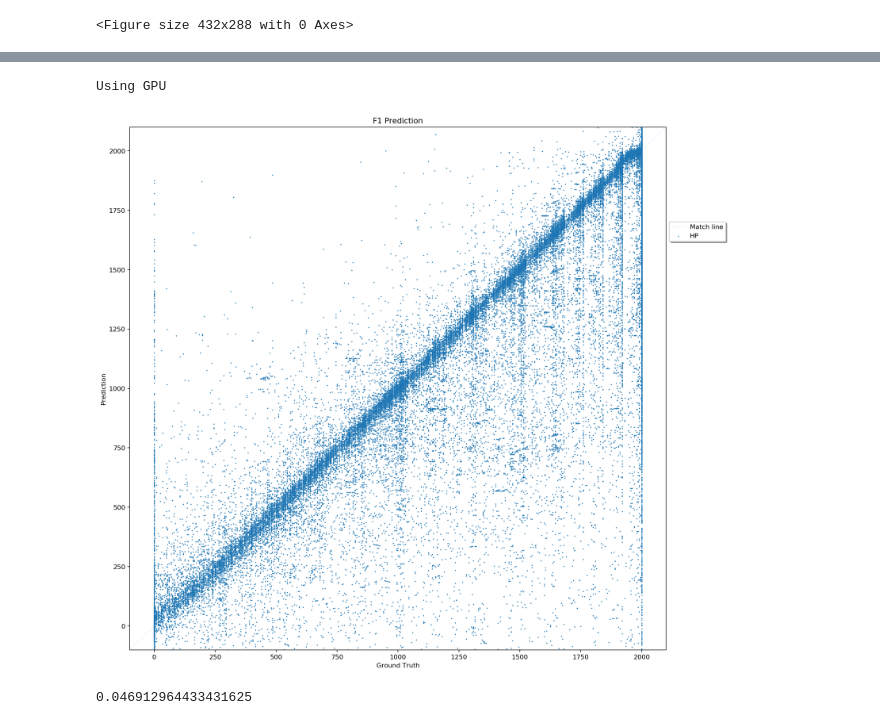
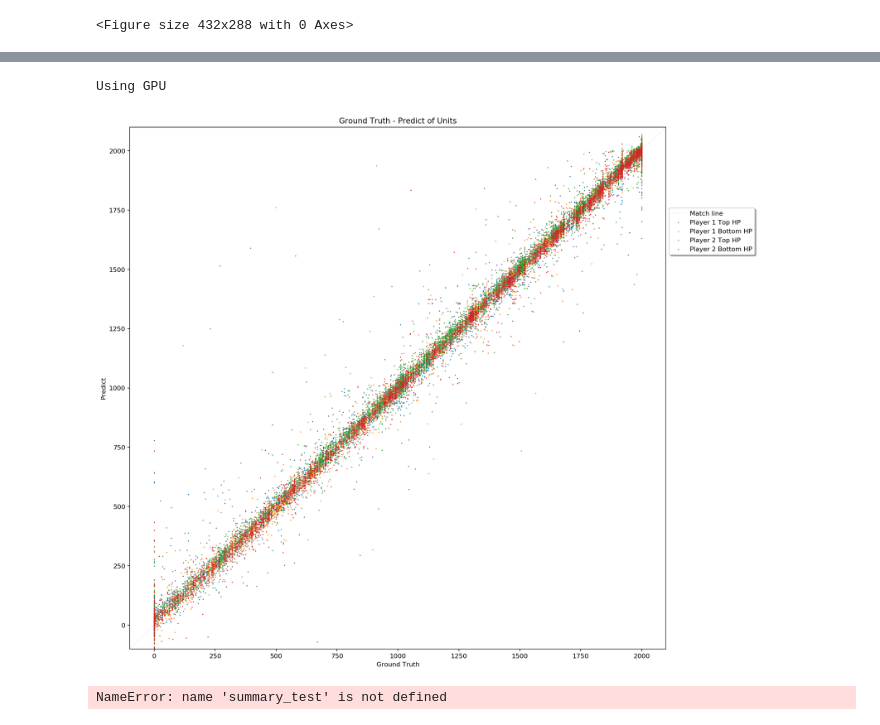
Before and after one commit to osu-xai/abp, a Jupyter notebook: abp/examples/pysc2/tug_of_war/tmodel-predict-4-units-and-HP/test-nexus-predict-4.ipynb, the cells around one changed output, grey strips where cells are left out. Drawn from its saved outputs; the diff is of its cells as text; code cells hidden in the pictures.

Commit message:
Corrected nexus tester

```diff
--- a/abp/examples/pysc2/tug_of_war/tmodel-predict-4-units-and-HP/test-nexus-predict-4.ipynb
+++ b/abp/examples/pysc2/tug_of_war/tmodel-predict-4-units-and-HP/test-nexus-predict-4.ipynb
@@ -33,21 +33,21 @@ class _TransModel(nn.Module):
         super(_TransModel, self).__init__()
 
         self.fc1 = nn.Sequential(
-            torch.nn.Linear(input_len, 512),
-            torch.nn.BatchNorm1d(512),
+            torch.nn.Linear(input_len, 1024),
+            torch.nn.BatchNorm1d(1024),
             nn.ReLU()
         )
         self.fc1.apply(weights_initialize)
 
         self.fc2 = nn.Sequential(
-            torch.nn.Linear(512, 128),
+            torch.nn.Linear(1024, 256),
             # torch.nn.BatchNorm1d(128),
             nn.ReLU()
         )
         self.fc2.apply(weights_initialize)
 
         self.output_layer = nn.Sequential(
-            torch.nn.Linear(128, output_len)
+            torch.nn.Linear(256, output_len)
         )
         self.output_layer.apply(weights_initialize)
 
@@ -93,6 +93,10 @@ class TransModel():
         self.optimizer.step()
         self.steps += 1
         return loss
+
+    def save(self):
+        file_path = '../models_mb/nexus-HP-transition-model-predict-4.pt'
+        torch.save(self.model.state_dict(), file_path)
 # %% [output]
 <Figure size 432x288 with 0 Axes>
 # %%
@@ -101,7 +105,10 @@ def dot_plot(x, y, fig, style = 'o'):
     y = y * 2000
     legend = [
                 "Match line",
-                "HP",
+                "Player 1 Top HP",
+                "Player 1 Bottom HP",
+                "Player 2 Top HP",
+                "Player 2 Bottom HP",
              ]
     fig=plt.figure(figsize=(15, 15), dpi= 160, facecolor='w', edgecolor='k')
 
@@ -113,10 +120,10 @@ def dot_plot(x, y, fig, style = 'o'):
         #plt.plot(x[:, i].view(-1).tolist(), y[:, i].view(-1).tolist(), style, s = 0.1)
         ax.scatter(x[:, i].view(-1).tolist(), y[:, i].view(-1).tolist(),s = 0.5)
 
-    plt.title('F1 Prediction')
+    plt.title('Ground Truth - Predict of Units')
     plt.legend(legend, bbox_to_anchor=(0, 1), loc='upper left', ncol=1)
     plt.xlabel("Ground Truth")
-    plt.ylabel("Prediction")
+    plt.ylabel("Predict")
     chartBox = ax.get_position()
     ax.set_position([chartBox.x0, chartBox.y0, chartBox.width, chartBox.height])
     ax.legend(legend, loc='center left', bbox_to_anchor=(1, 0.8), shadow=True, ncol=1)
@@ -142,17 +149,5 @@ def evaluation(model, data, epoch):
         p.show()
     model.model.train()
 
-    summary_test.add_scalar("MSE", float(mse.item()), epoch)
-   # summary_test.add_scalars("MSE",{'Baseline Nexus HP MSE': float(mse_baseline)}, epoch)
-
-    summary_test.add_scalars("MSE",{'Nexus HP MSE': float(mse.item())}, epoch)
-
-    f = open("nexus-HP-transition-model-report/test_loss.txt", "a+")
-    f.write("loss:" + str(mse.item()) + ", ")
-    f.write("acc:" + str(accuracy) + "\n")
-    if epoch % 1000 == 0:
-        f.write("output:" + str(outputs[0:2]) + "\n")
-        f.write("ground true:" + str(next_state_reward[0:2]) + "\n")
-    f.close()
     return mse.item()
 # %%
@@ -295,10 +174,12 @@ summary_test = SummaryWriter(log_dir = 'nexus-HP-transition-model-report/')
+# %%
+test_data = np.array(data)
 # %%
-check_model = TransModel(len(one_nexus_perspective[0][0]), len(one_nexus_perspective[0][1]))
+check_model = TransModel(len(data[0][0]), len(data[0][1]))
 
 check_model.model.load_state_dict(torch.load('../models_mb/nexus-HP-transition-model-predict-4.pt'))
 
 evaluation(check_model, test_data, 0)
 # %% [output]
 Using GPU
-[figure, old version]
+[figure, new version]
-0.046912964433431625
+NameError: name 'summary_test' is not defined
```
Also changed, not shown: parts of 1 cell of this notebook.
